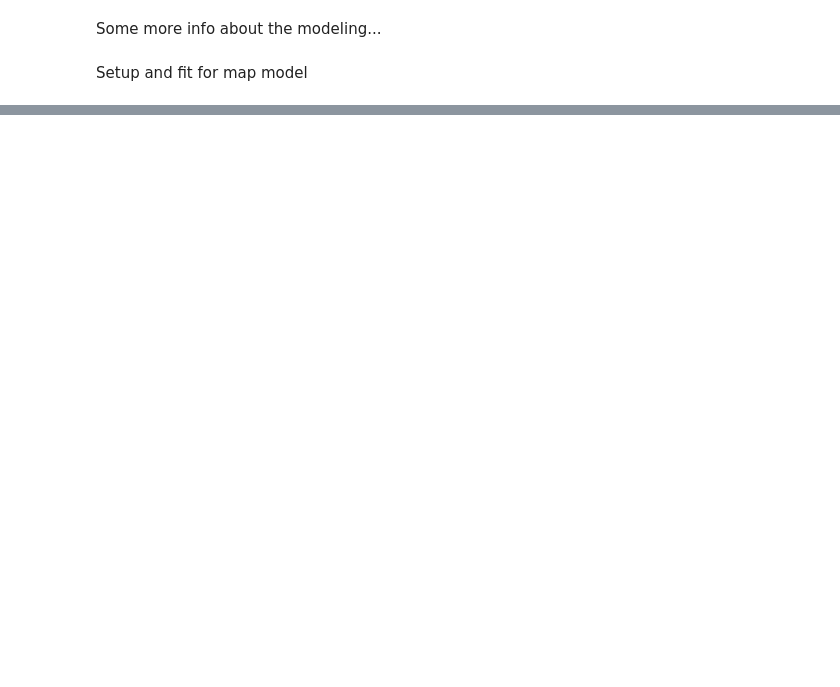
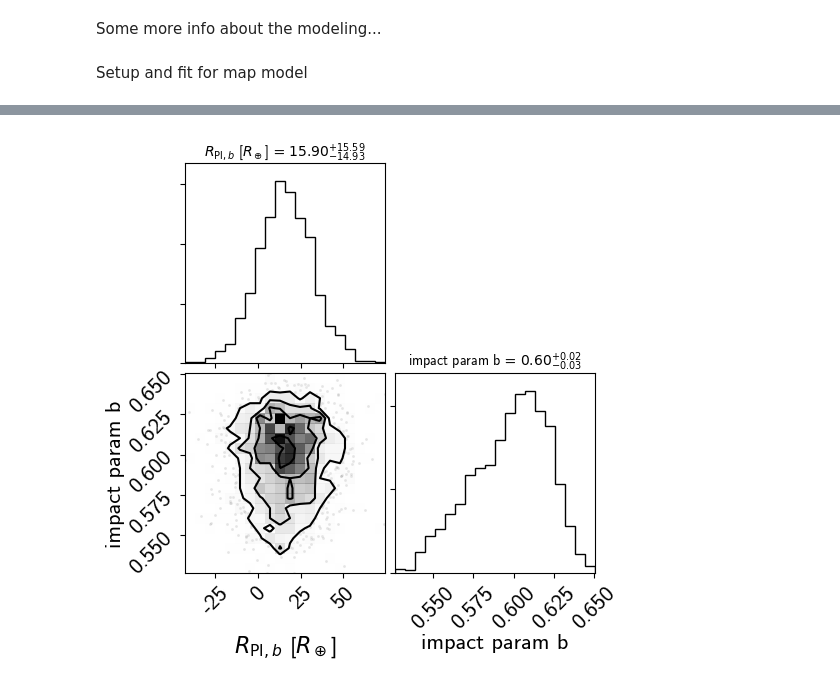
Before and after one commit to dfm/tess-atlas, a Jupyter notebook: template.ipynb, the cells around one changed output, grey strips where cells are left out. Cells and saved outputs as stored; diff of their text form; code cells hidden in the pictures; blank space fills up the shorter version.

```diff
--- a/template.ipynb
+++ b/template.ipynb
@@ -280,13 +473,16 @@ for n, letter in enumerate(letters):
 # %%
 ror_samps = trace["r"]
 r_star_samps = toi_r_star + toi_r_star_err * np.random.randn(len(ror_samps))
 r_pl = ror_samps * r_star_samps[:, None] * 109.07637070600963
 samples = np.concatenate((r_pl, trace["b"]), axis=-1)
 
 labels = ["$R_{{\mathrm{{Pl}},{0}}}$ [$R_\oplus$]".format(i) for i in letters]
 labels += ["impact param {0}".format(i) for i in letters]
 
-corner.corner(samples, labels=labels);
+corner.corner(samples, labels=labels,
+              show_titles=True, title_kwargs=dict(fontsize=10));
+# %% [output]
+[figure, added]
 # %%
 labels = ["$P_{{{0}}}$ [days]".format(i) for i in letters]
 labels += ["$t0_{{{0}}}$ [TBJD]".format(i) for i in letters]
```
Also changed, not shown: parts of 22 cells of this notebook.
